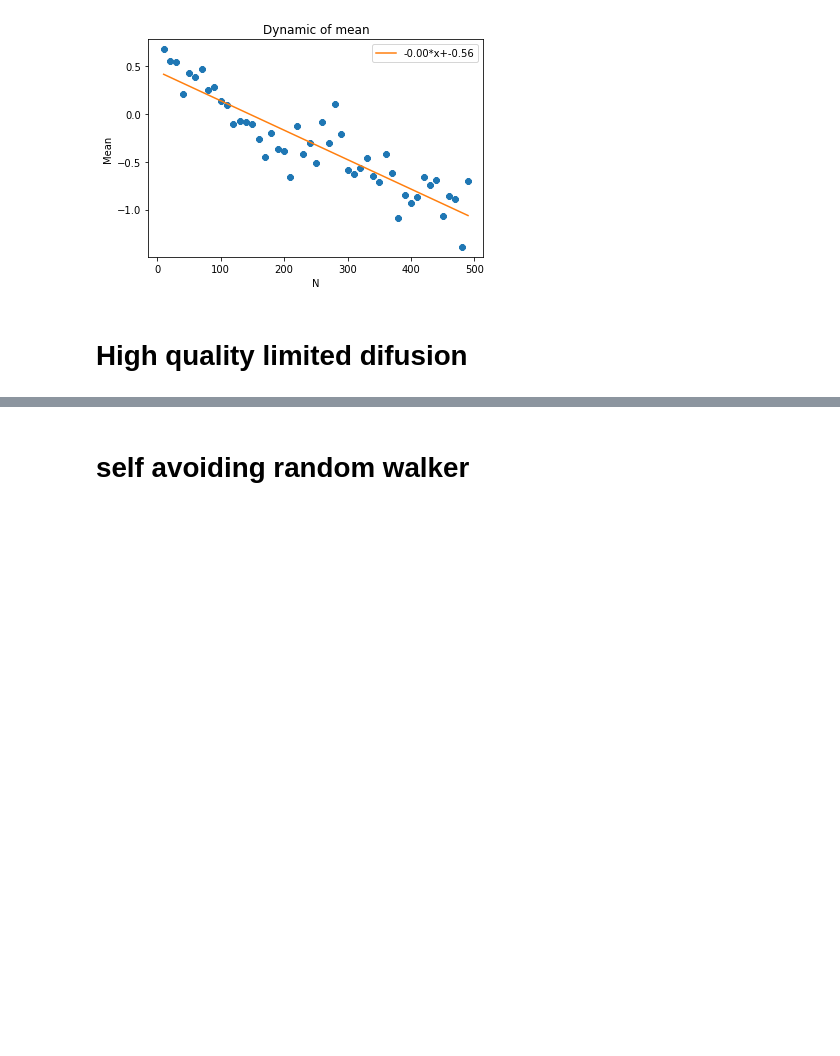
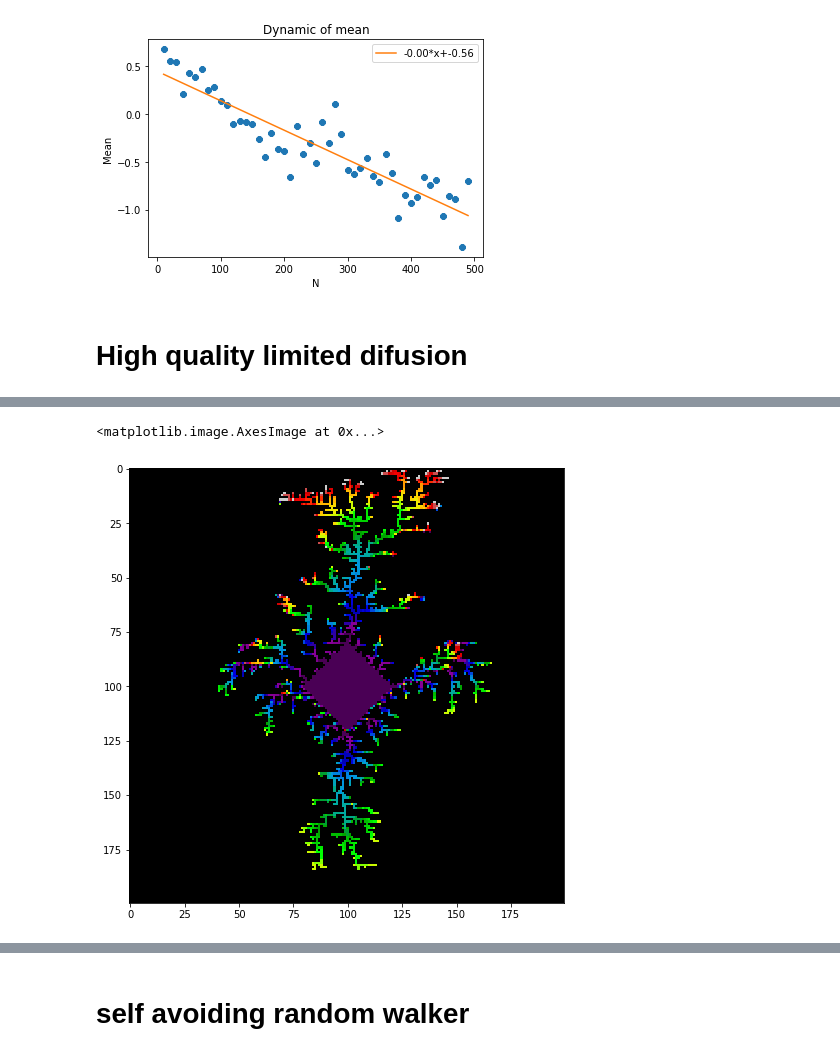
Before and after one commit to alifele/Montecarlo-and-Molecular-dynamics, a Jupyter notebook: Python/Radom_Walk/Random_Walker.ipynb, the cells around one changed output, grey strips where cells are left out. Drawn from its saved outputs; the diff is of its cells as text; code cells hidden in the pictures; blank space fills up the shorter version.

```diff
--- a/Python/Radom_Walk/Random_Walker.ipynb
+++ b/Python/Radom_Walk/Random_Walker.ipynb
@@ -168,17 +209,19 @@ plt.imshow(image)
 # %%
 Number_of_walkers = 1000
-start_row=20
+start_row=195
 seed_size=200
 for walker in range(Number_of_walkers):
     j=np.random.randint(0,seed_size)
     i=start_row
-    while image[i,j%200]!=1:
+    color = walker //50 +1
+    #print(walker)
+    while image[i,j%seed_size]!=color:
         #print(i)
         #print(j)
-        if i<start_row:
+        if i>start_row:
             i=start_row
-        i = i%95
-        j=j%200
+        i = i%198
+        j=j%seed_size
 
         rand = np.random.random()
         if rand>0 and rand<0.25:
@@ -189,16 +232,22 @@ for walker in range(Number_of_walkers):
             j = j+1
         if rand>0.75 and rand<1:
             j = j-1
-
-        if image[i+1,j%seed_size]==1:
-            image[i,j]=1
+        #print(i,j)
+        if image[i-1,j%seed_size]!=0:
+            image[i,j%seed_size]=color
             #print(i,j)
-        if image[i,(j-1)%seed_size]==1:
-            image[i,j]=1
+        if image[i,(j-1)%seed_size]!=0:
+            image[i,j%seed_size]=color
             #print(i,j)
-        if image[i,(j+1)%seed_size]==1:
-            image[i,j]=1
+        if image[i,(j+1)%seed_size]!=0:
+            image[i,j%seed_size]=color
             #print(i,j)
+# %%
+fig = plt.figure(figsize=(8,8))
+plt.imshow(image, cmap = plt.get_cmap('nipy_spectral'))
+# %% [output]
+<matplotlib.image.AxesImage at 0x...>
+[figure, added]
 # %%
 Number_of_walkers = 1000
 start_row=160
```
Also changed, not shown: parts of 13 cells of this notebook, 2 other files.
